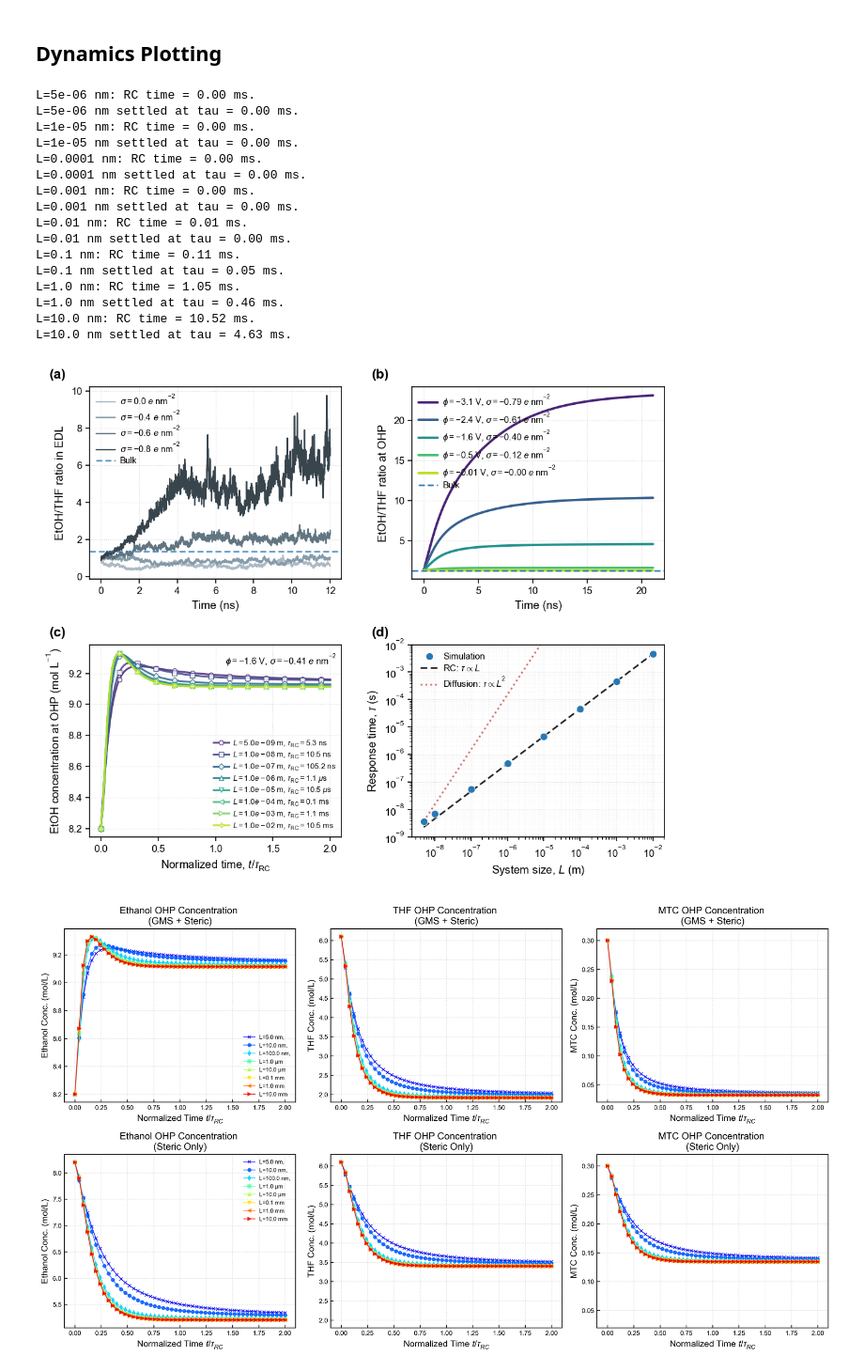
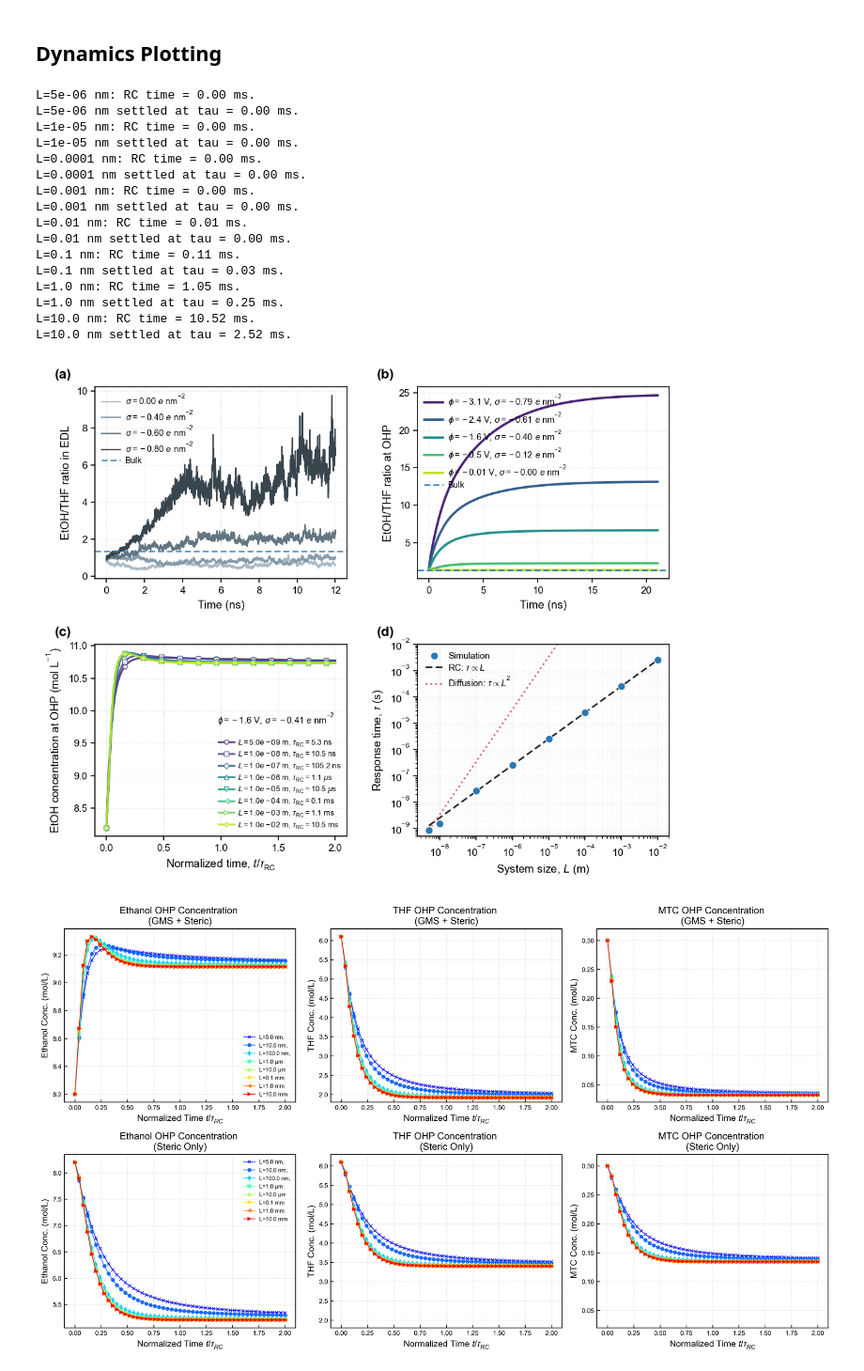
Before and after one commit to MSCE-Brown/gms-md-chemical-potentials, a Jupyter notebook: notebooks/TMABF4_EtOH_THF_MTC_parameterization.ipynb, the cells around one changed output. Shown at 94% size. Saved outputs shown, nothing was run; the diff lists cells and outputs as text; code cells hidden in the pictures.

```diff
--- a/notebooks/TMABF4_EtOH_THF_MTC_parameterization.ipynb
+++ b/notebooks/TMABF4_EtOH_THF_MTC_parameterization.ipynb
@@ -1300,7 +1300,7 @@ except FileNotFoundError:
 # --- Load Panel B Data (COMSOL L=5nm) ---
 try:
     # Skip first 4 lines of comments usually found in COMSOL CSVs
-    df_b = pd.read_csv("../data/TMABF4_EtOH_THF_MTC/comsol_results/COMSOL_OHP_EtOH-THF_L=5nm.csv", skiprows=4)
+    df_b = pd.read_csv("../data/TMABF4_EtOH_THF_MTC/comsol_results/COMSOL_GMS_OHP_EtOH-THF_L=5nm.csv", skiprows=4)
     # Clean column names (remove units/extra text)
     df_b.columns = ['phi_solid', 'Time', 'Surface_Charge', 'Ratio_OHP', 'cEtOH', 'cTHF', 'cMTC', 'cCat', 'cAni']
 except FileNotFoundError:
@@ -1310,7 +1310,7 @@ except FileNotFoundError:
 # --- Load Panel C & D Data (COMSOL Variable L) ---
 results_scaling = []
 try:
-    df_c = pd.read_csv("../data/TMABF4_EtOH_THF_MTC/comsol_results/COMSOL_OHP_concentration_phi1.6V.csv", skiprows=4)
+    df_c = pd.read_csv("../data/TMABF4_EtOH_THF_MTC/comsol_results/COMSOL_GMS_OHP_concentration_phi1.6V.csv", skiprows=4)
 
     # Helper to clean column names
     def clean_col(name):
@@ -1397,11 +1397,11 @@ L=0.001 nm settled at tau = 0.00 ms.
 L=0.01 nm: RC time = 0.01 ms.
 L=0.01 nm settled at tau = 0.00 ms.
 L=0.1 nm: RC time = 0.11 ms.
-L=0.1 nm settled at tau = 0.05 ms.
+L=0.1 nm settled at tau = 0.03 ms.
 L=1.0 nm: RC time = 1.05 ms.
-L=1.0 nm settled at tau = 0.46 ms.
+L=1.0 nm settled at tau = 0.25 ms.
 L=10.0 nm: RC time = 10.52 ms.
-L=10.0 nm settled at tau = 4.63 ms.
+L=10.0 nm settled at tau = 2.52 ms.
 # %%
 # ============================================================
 # FIGURE 5: JACS-STYLE DYNAMICS AND SCALING
@@ -1542,10 +1542,10 @@ ax = axes[0, 0]
 
 if not df_md.empty:
     labels_md = {
-        "DC_0c":   r"$\sigma = 0.0$ $e$ nm$^{-2}$",
-        "DC_0.4c": r"$\sigma = -0.4$ $e$ nm$^{-2}$",
-        "DC_0.6c": r"$\sigma = -0.6$ $e$ nm$^{-2}$",
-        "DC_0.8c": r"$\sigma = -0.8$ $e$ nm$^{-2}$"
+        "DC_0c":   r"$\sigma = 0.00$ $e$ nm$^{-2}$",
+        "DC_0.4c": r"$\sigma = -0.40$ $e$ nm$^{-2}$",
+        "DC_0.6c": r"$\sigma = -0.60$ $e$ nm$^{-2}$",
+        "DC_0.8c": r"$\sigma = -0.80$ $e$ nm$^{-2}$"
     }
 
     # stronger neutral palette for better visibility
@@ -1682,7 +1682,7 @@ for i, res in enumerate(results_scaling):
         )
 
 ax.text(
-    0.98, 0.96,
+    0.95, 0.65,
     r"$\phi=-1.6$ V, $\sigma=-0.41$ $e$ nm$^{-2}$",
     transform=ax.transAxes,
     ha="right",
@@ -1719,7 +1719,7 @@ L_vals_m = []
 tau_vals_s = []
 
 for res in results_scaling:
-    if res["tau_s"] > 1e-10:
+    if res["tau_s"] > 1e-11:
         L_vals_m.append(res["L_m"])
         tau_vals_s.append(res["tau_s"])
 
@@ -1769,36 +1769,36 @@ if len(L_vals_m) > 0:
         linestyle=":",
         linewidth=1.45,
         alpha=0.9,
         label=r"Diffusion: $\tau \propto L^2$"
     )
 
-ax.set_ylim(1e-9, 1e-2)
+ax.set_ylim(5*1e-10, 1e-2)
 ax.set_xlabel(r"System size, $L$ (m)")
 ax.set_ylabel(r"Response time, $\tau$ (s)")
 
 # optional title
 # ax.set_title("Response-time scaling", pad=5)
 
 ax.legend(
     frameon=False,
     loc="upper left",
     handlelength=2.0,
     handletextpad=0.55,
     labelspacing=0.30
 )
 
 style_axis(ax, log_grid=True)
 add_panel_label(ax, "(d)")
 
 
 # ------------------------------------------------------------
 # 3. DISPLAY / EXPORT
 # ------------------------------------------------------------
 plt.show()
 
-# fig.savefig("Figure_5_Dynamics_v2.png", bbox_inches="tight", dpi=500)
+fig.savefig("../data/figures/Figure_6_Dynamics_vPub.png", bbox_inches="tight", dpi=500)
 # %% [output]
-[figure, old version]
+[figure, new version]
 # %%
 # ==========================================
 # 1. PUBLICATION STYLE SETTINGS
```
Also changed, not shown: 9 other files.
